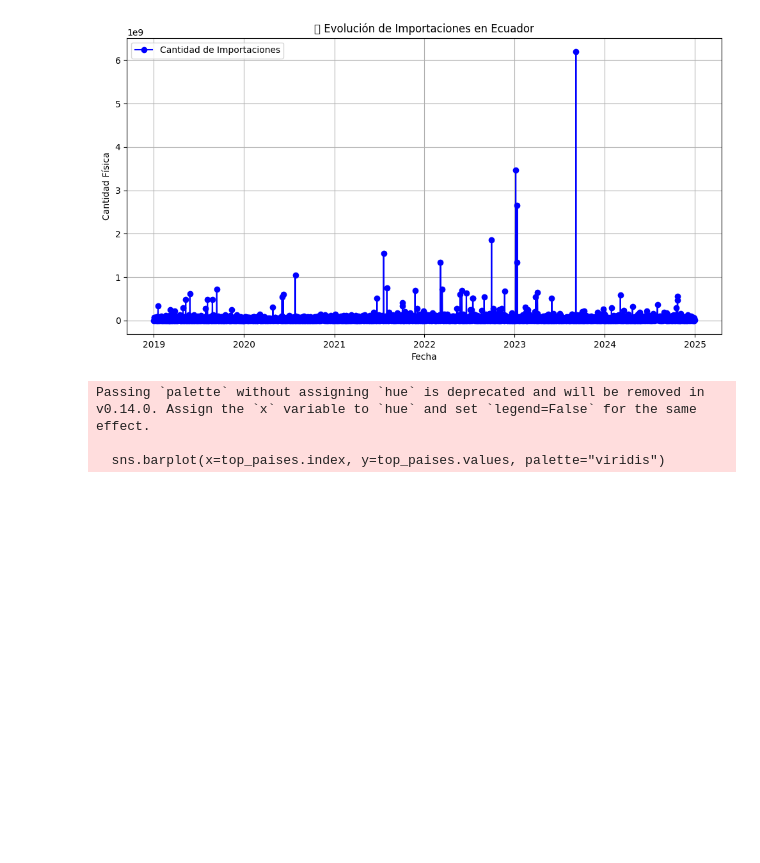
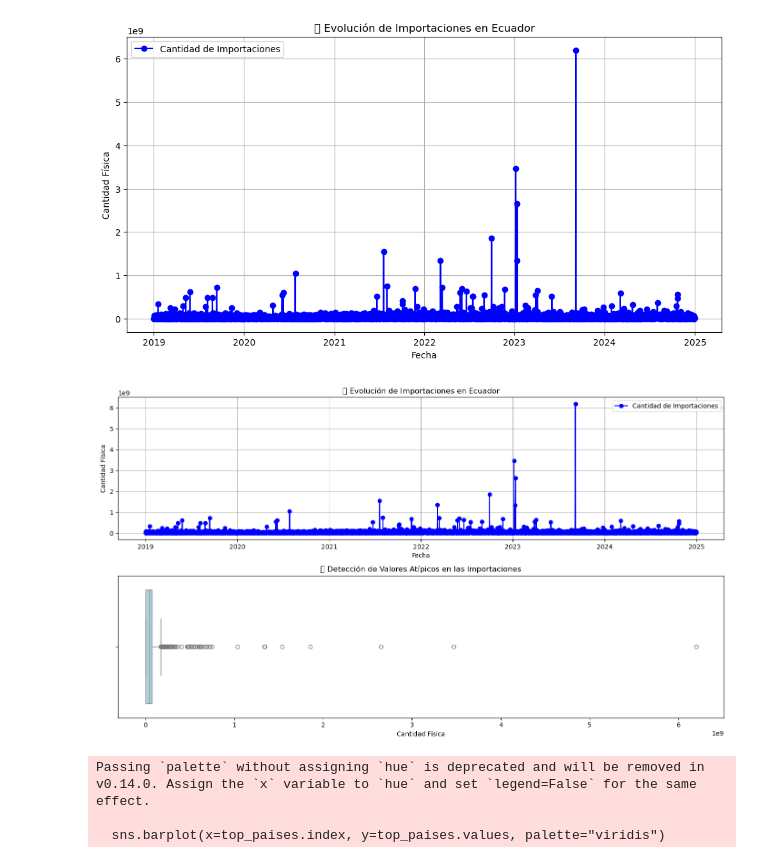
Before and after one commit to And0704/analisis, a Jupyter notebook: conexionBase.ipynb, the cells around one changed output. Cells and saved outputs as stored; diff of their text form; code cells hidden in the pictures; blank space fills up the shorter version.

```diff
--- a/conexionBase.ipynb
+++ b/conexionBase.ipynb
@@ -148,6 +148,36 @@ plt.grid()
 plt.show()
 # %% [output]
 [figure]
+# %%
+
+# Convertir la columna 'FEC_INGRESO' a tipo datetime
+datos['FEC_INGRESO'] = pd.to_datetime(datos['FEC_INGRESO'])
+
+# Agrupar por fecha y sumar la cantidad física de importaciones
+importaciones_por_fecha = datos.groupby('FEC_INGRESO')['CANTIDAD_FISICA'].sum()
+
+# Gráfico de la evolución de importaciones
+plt.figure(figsize=(14, 8))
+
+# Subplot 1: Evolución temporal de las importaciones
+plt.subplot(2, 1, 1)  # 2 filas, 1 columna, posición 1
+plt.plot(importaciones_por_fecha, marker='o', linestyle='-', color='b', label="Cantidad de Importaciones")
+plt.title("📦 Evolución de Importaciones en Ecuador")
+plt.xlabel("Fecha")
+plt.ylabel("Cantidad Física")
+plt.legend()
+plt.grid()
+
+# Subplot 2: Detección de valores atípicos usando un boxplot
+plt.subplot(2, 1, 2)  # 2 filas, 1 columna, posición 2
+sns.boxplot(x=importaciones_por_fecha, orient='h', color='lightblue')
+plt.title("📊 Detección de Valores Atípicos en las Importaciones")
+plt.xlabel("Cantidad Física")
+
+plt.tight_layout()  # Ajustar el espaciado entre subplots
+plt.show()
+# %% [output]
+[figure, added]
 # %%
 importaciones_por_pais = datos.groupby('PAIS_ORIGEN')['CANTIDAD_FISICA'].sum().sort_values(ascending=False)
 top_paises = importaciones_por_pais.head(10)
```
Also changed, not shown: parts of 4 cells of this notebook.
